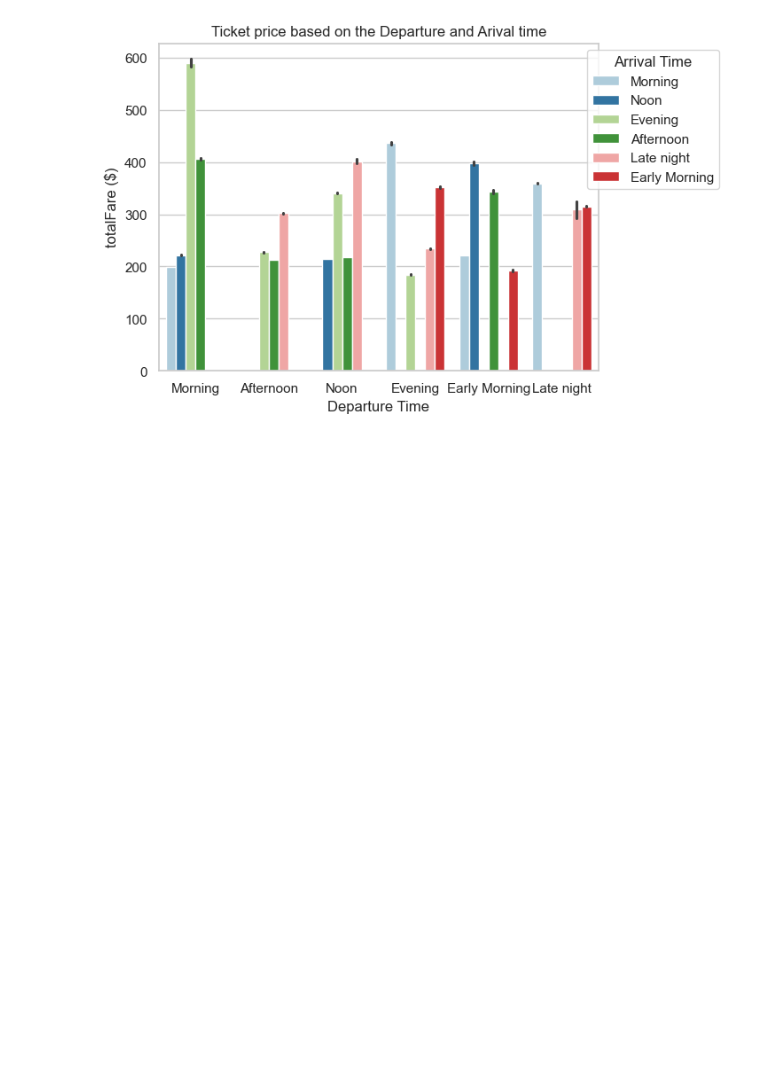
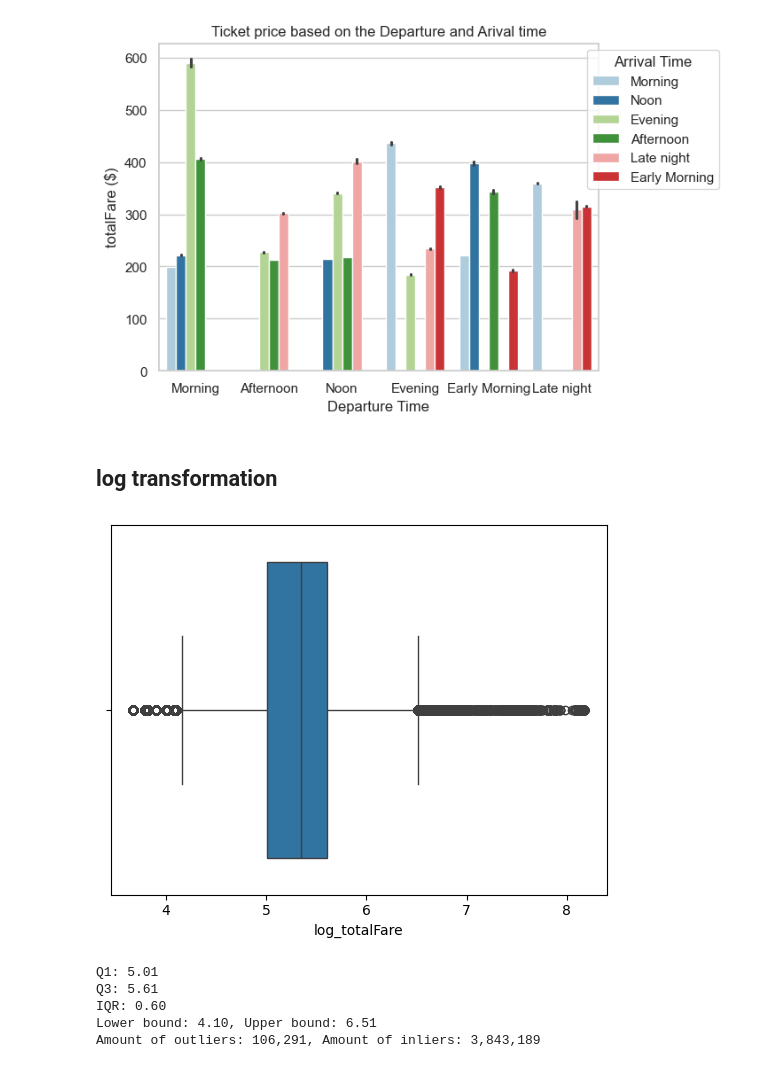
Before and after one commit to chriskuz/intro_to_python_project, a Jupyter notebook: src/IR-Plotting.ipynb, the cells around one changed output. Drawn from its saved outputs; the diff is of its cells as text; code cells hidden in the pictures; blank space fills up the shorter version.

```diff
--- a/src/IR-Plotting.ipynb
+++ b/src/IR-Plotting.ipynb
@@ -80,3 +80,37 @@ plt.legend(title='Arrival Time', bbox_to_anchor=(1.29, 1), loc='upper right')
 sns.set_style('whitegrid')
 # %% [output]
 [figure]
+# %% [markdown]
+## log transformation
+# %%
+data = pd.read_csv(r'C:\Users\alina\OneDrive\Documents\GitHub\intro_to_python_project\data\jetblue_NYairports_featureEngineering_df.csv')
+# %%
+import numpy as np
+data['log_totalFare'] = np.log1p(data['totalFare'])
+# %%
+# Boxplot
+sns.boxplot(data, x='log_totalFare')
+plt.show()
+
+# Calculate bounds
+q1, q3 = data['log_totalFare'].quantile([0.25, 0.75])
+IQR = q3 - q1
+lower_bound, upper_bound = q1 - 1.5 * IQR, q3 + 1.5 * IQR
+
+# Print results
+print(f'Q1: {q1:.2f}')
+print(f'Q3: {q3:.2f}')
+print(f'IQR: {IQR:.2f}')
+print(f'Lower bound: {lower_bound:.2f}, Upper bound: {upper_bound:.2f}')
+
+# Identify and count outliers
+outliers = data[(data['log_totalFare'] < lower_bound) | (data['log_totalFare'] > upper_bound)]
+inliers=len(data) - outliers.shape[0]
+print(f'Amount of outliers: {outliers.shape[0]:,}, Amount of inliers: {inliers:,}')
+# %% [output]
+[figure, added]
+Q1: 5.01
+Q3: 5.61
+IQR: 0.60
+Lower bound: 4.10, Upper bound: 6.51
+Amount of outliers: 106,291, Amount of inliers: 3,843,189
```
Also changed, not shown: parts of 21 cells of this notebook.
